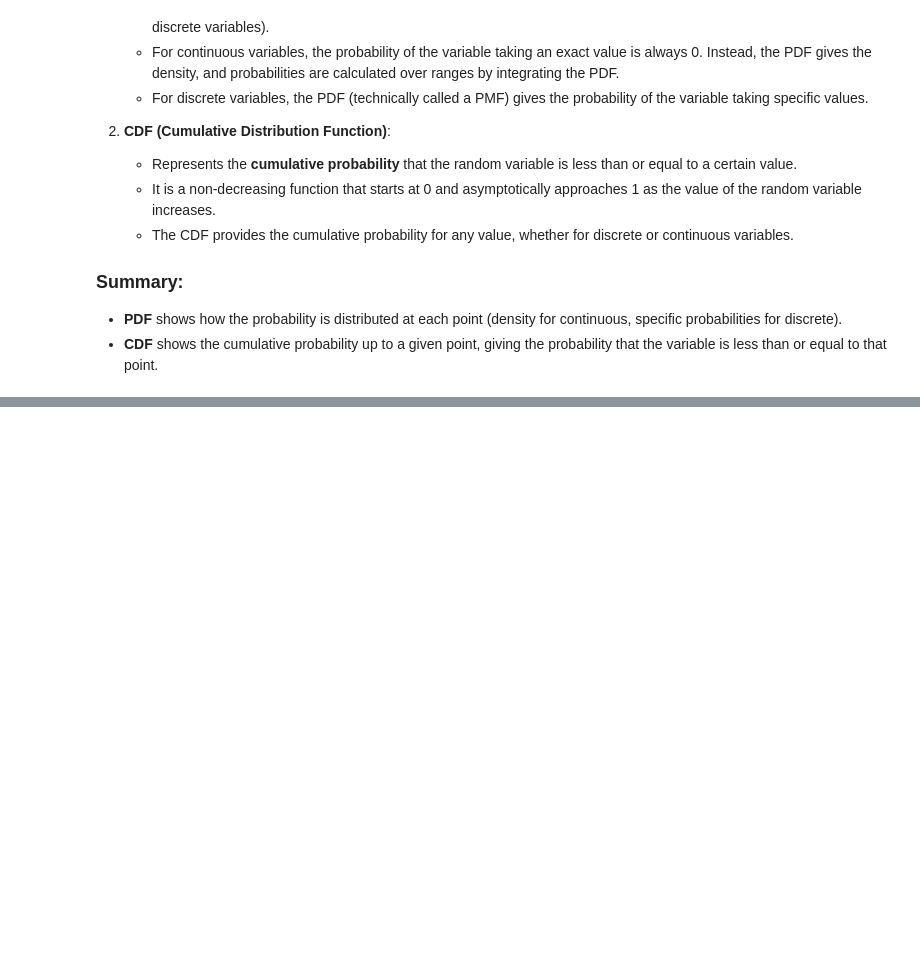
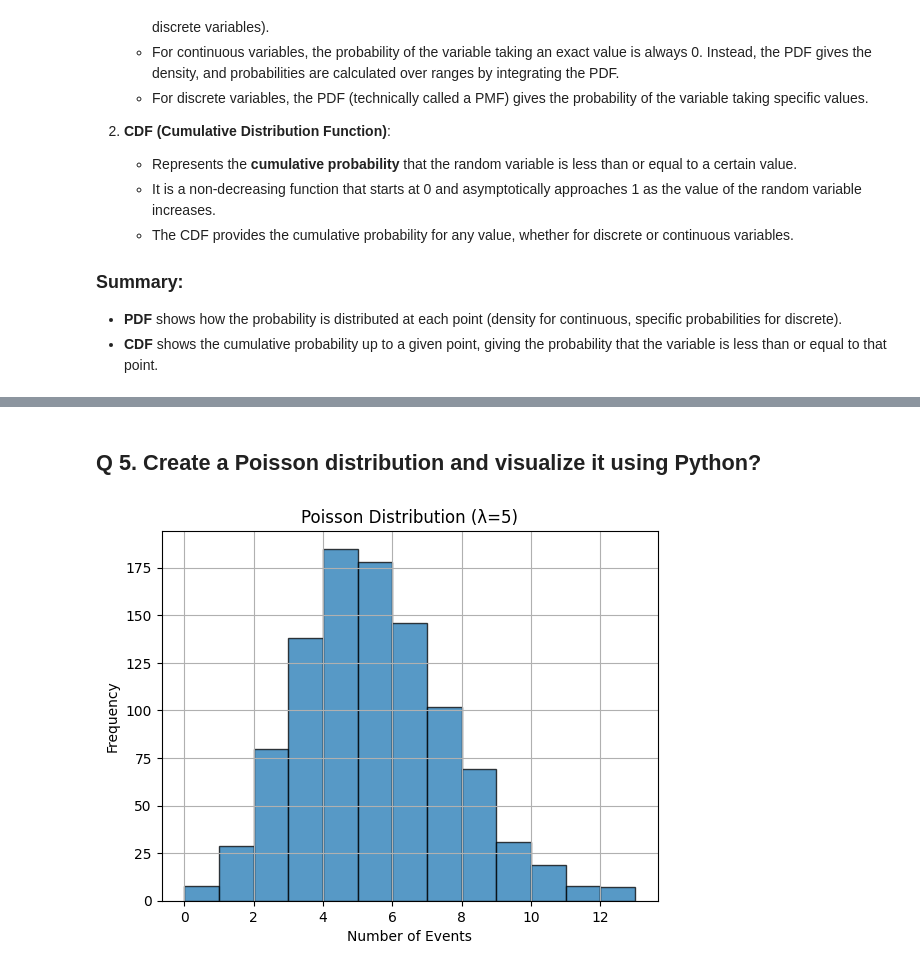
Before and after one commit to Rashmiacekiper/Assignment-1, a Jupyter notebook: Statistics_Advance1_Assignment.ipynb, the cells around one changed output, grey strips where cells are left out. Saved outputs shown, nothing was run; the diff lists cells and outputs as text; code cells hidden in the pictures; blank space fills up the shorter version.

```diff
--- a/Statistics_Advance1_Assignment.ipynb
+++ b/Statistics_Advance1_Assignment.ipynb
@@ -62,0 +509,22 @@ Ans- The key difference between a **Cumulative Distribution Function (CDF)** and
+# %% [markdown]
+## Q 5. Create a Poisson distribution and visualize it using Python?
+# %%
+import numpy as np
+import matplotlib.pyplot as plt
+
+# Parameters for the Poisson distribution
+lam = 5  # Mean rate (λ)
+num_samples = 1000  # Number of samples
+
+# Generate random samples from a Poisson distribution
+poisson_samples = np.random.poisson(lam, num_samples)
+
+# Plot the histogram of the Poisson distribution
+plt.hist(poisson_samples, bins=range(min(poisson_samples), max(poisson_samples)+1), edgecolor='black', alpha=0.75)
+plt.title(f"Poisson Distribution (λ={lam})")
+plt.xlabel("Number of Events")
+plt.ylabel("Frequency")
+plt.grid(True)
+plt.show()
+# %% [output]
+[figure, added]
```
Also changed, not shown: parts of 47 cells of this notebook.
